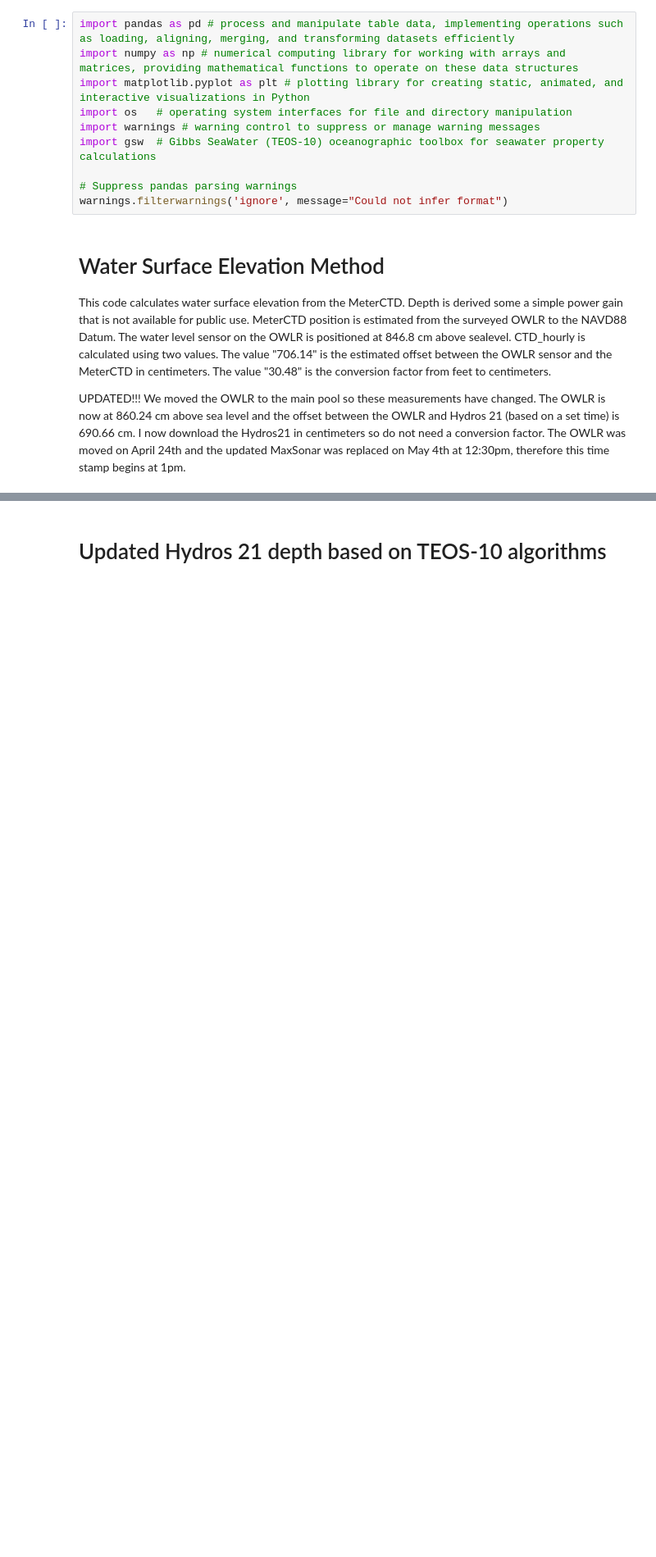
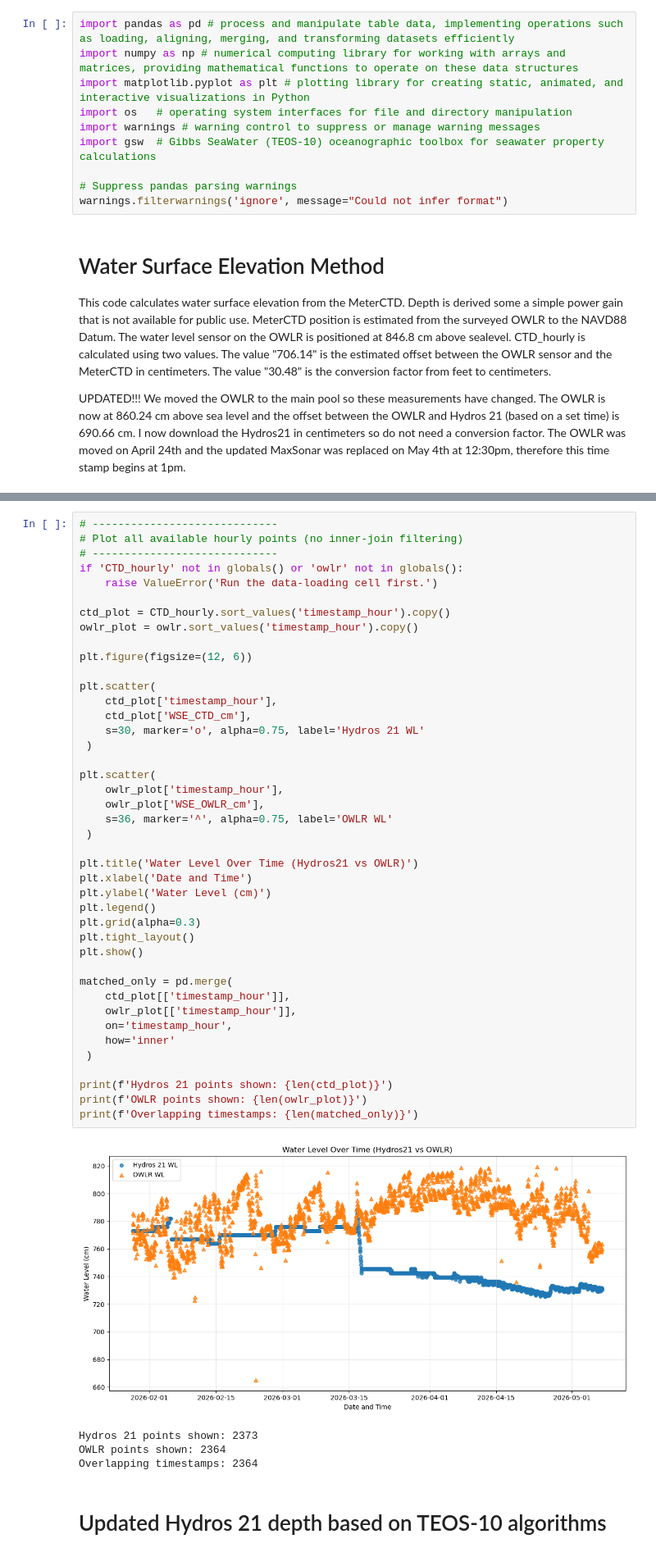
Before and after one commit to COAST-Lab/Open-Water-Level-and-Rainfall-Sensor, a Jupyter notebook: Data Analysis/waterSurfaceElevationAnalysis.ipynb, the cells around one changed output, grey strips where cells are left out. Shown at 82% size. Saved outputs shown, nothing was run; the diff lists cells and outputs as text; blank space fills up the shorter version.

Commit message:
edited WL data

```diff
--- a/Data Analysis/waterSurfaceElevationAnalysis.ipynb
+++ b/Data Analysis/waterSurfaceElevationAnalysis.ipynb
@@ -152,3 +118,50 @@ Matched comparison points: 905
+# %%
+# -----------------------------
+# Plot all available hourly points (no inner-join filtering)
+# -----------------------------
+if 'CTD_hourly' not in globals() or 'owlr' not in globals():
+    raise ValueError('Run the data-loading cell first.')
+
+ctd_plot = CTD_hourly.sort_values('timestamp_hour').copy()
+owlr_plot = owlr.sort_values('timestamp_hour').copy()
+
+plt.figure(figsize=(12, 6))
+
+plt.scatter(
+    ctd_plot['timestamp_hour'],
+    ctd_plot['WSE_CTD_cm'],
+    s=30, marker='o', alpha=0.75, label='Hydros 21 WL'
+ )
+
+plt.scatter(
+    owlr_plot['timestamp_hour'],
+    owlr_plot['WSE_OWLR_cm'],
+    s=36, marker='^', alpha=0.75, label='OWLR WL'
+ )
+
+plt.title('Water Level Over Time (Hydros21 vs OWLR)')
+plt.xlabel('Date and Time')
+plt.ylabel('Water Level (cm)')
+plt.legend()
+plt.grid(alpha=0.3)
+plt.tight_layout()
+plt.show()
+
+matched_only = pd.merge(
+    ctd_plot[['timestamp_hour']],
+    owlr_plot[['timestamp_hour']],
+    on='timestamp_hour',
+    how='inner'
+ )
+
+print(f'Hydros 21 points shown: {len(ctd_plot)}')
+print(f'OWLR points shown: {len(owlr_plot)}')
+print(f'Overlapping timestamps: {len(matched_only)}')
+# %% [output]
+[figure, added]
+Hydros 21 points shown: 2373
+OWLR points shown: 2364
+Overlapping timestamps: 2364
 # %% [markdown]
 # Updated Hydros 21 depth based on TEOS-10 algorithms
 # %%
```
Also changed, not shown: parts of 6 cells of this notebook, 3 other files.
